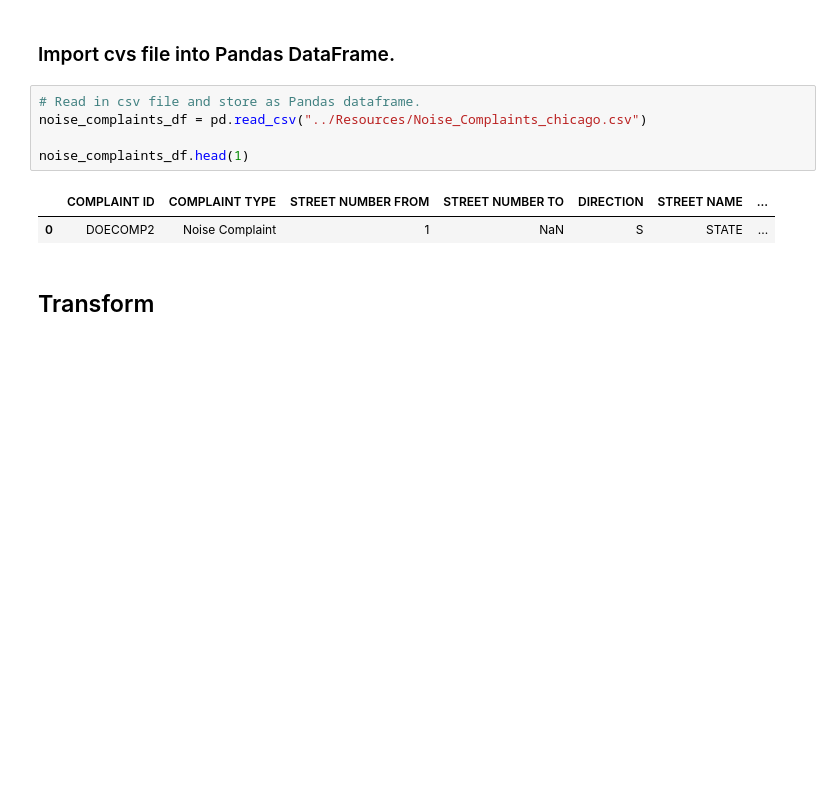
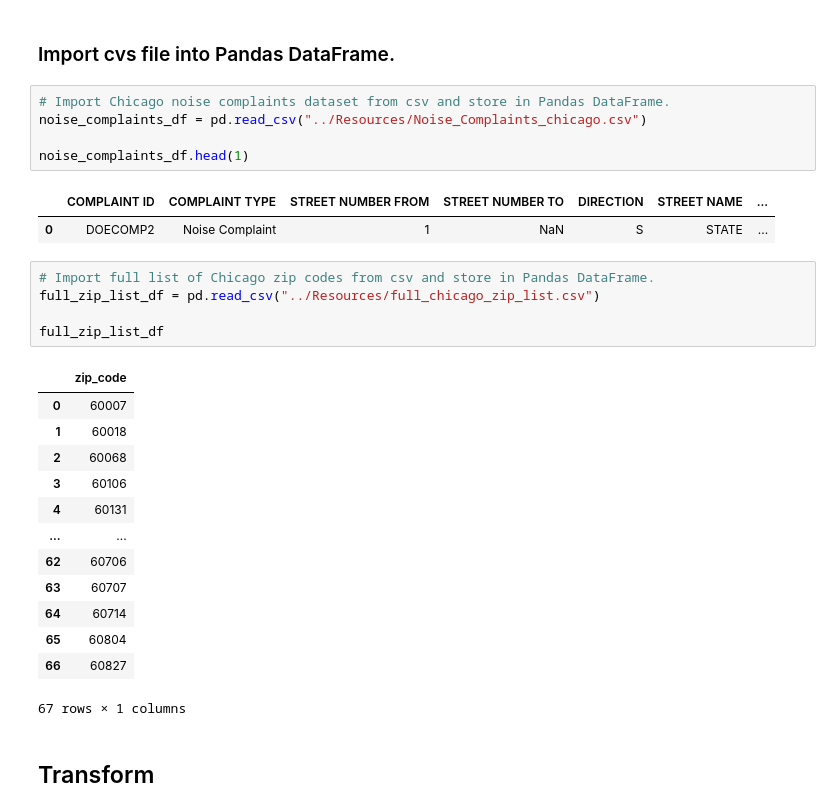
Before and after one commit to saguaroland1939/AirBnB-Analysis, a Jupyter notebook: Veronica/Noise complaints ETL.ipynb, the cells around one changed output. Drawn from its saved outputs; the diff is of its cells as text; blank space fills up the shorter version.

Commit message:
Adds skeleton code to fill in zips with 0 noise complaints.

```diff
--- a/Veronica/Noise complaints ETL.ipynb
+++ b/Veronica/Noise complaints ETL.ipynb
@@ -43,13 +46,32 @@ from credentials import pgadmin_password
 # %% [markdown]
 ### Import cvs file into Pandas DataFrame.
 # %%
-# Read in csv file and store as Pandas dataframe.
+# Import Chicago noise complaints dataset from csv and store in Pandas DataFrame.
 noise_complaints_df = pd.read_csv("../Resources/Noise_Complaints_chicago.csv")
 
 noise_complaints_df.head(1)
 # %% [output]
 |  | COMPLAINT ID | COMPLAINT TYPE | STREET NUMBER FROM | STREET NUMBER TO | DIRECTION | STREET NAME | ... |
 | 0 | DOECOMP2 | Noise Complaint | 1 | NaN | S | STATE | ... |
+# %%
+# Import full list of Chicago zip codes from csv and store in Pandas DataFrame.
+full_zip_list_df = pd.read_csv("../Resources/full_chicago_zip_list.csv")
+
+full_zip_list_df
+# %% [output]
+|  | zip_code |
+| 0 | 60007 |
+| 1 | 60018 |
+| 2 | 60068 |
+| 3 | 60106 |
+| 4 | 60131 |
+| ... | ... |
+| 62 | 60706 |
+| 63 | 60707 |
+| 64 | 60714 |
+| 65 | 60804 |
+| 66 | 60827 |
+67 rows × 1 columns
 # %% [markdown]
 ## Transform
 # %% [markdown]
```
Also changed, not shown: parts of 5 cells of this notebook, 3 other files.
